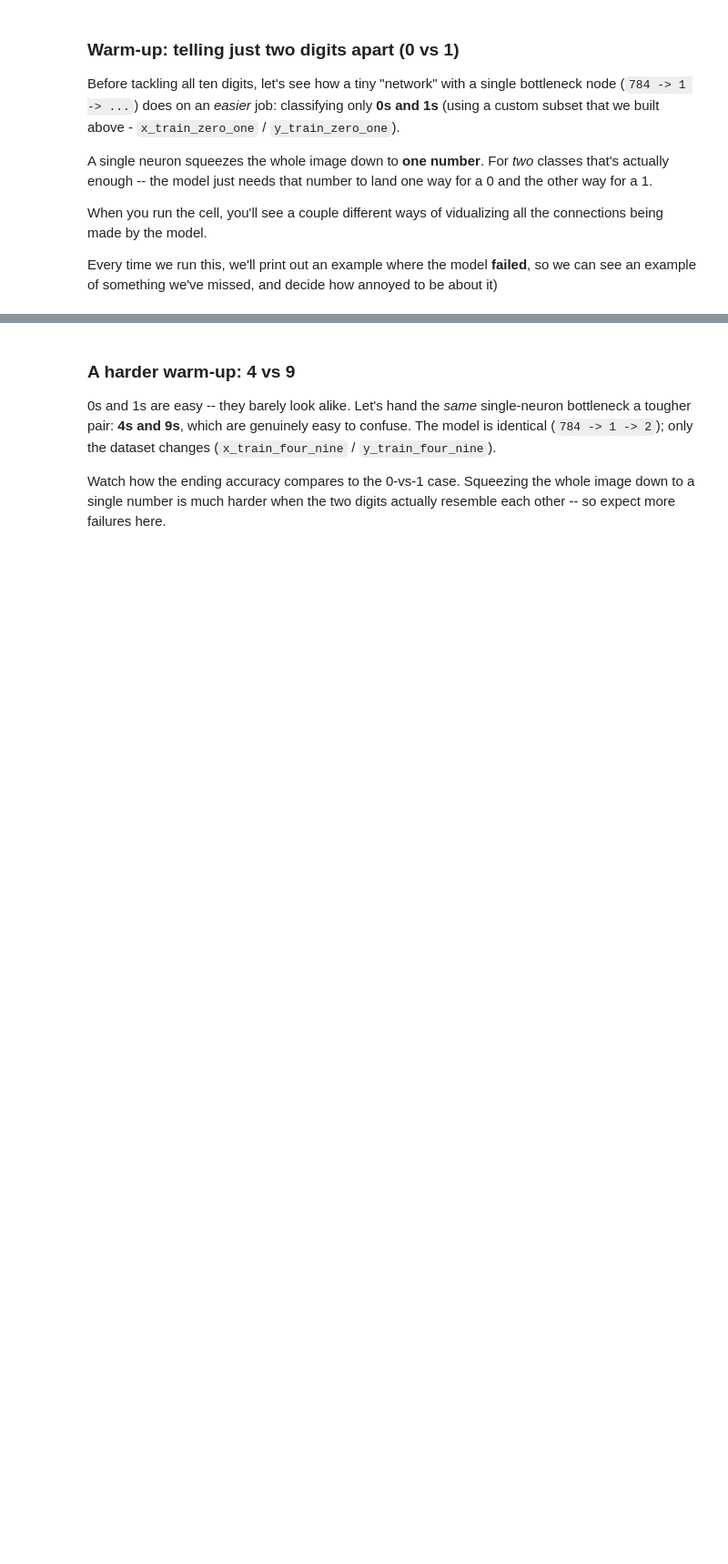
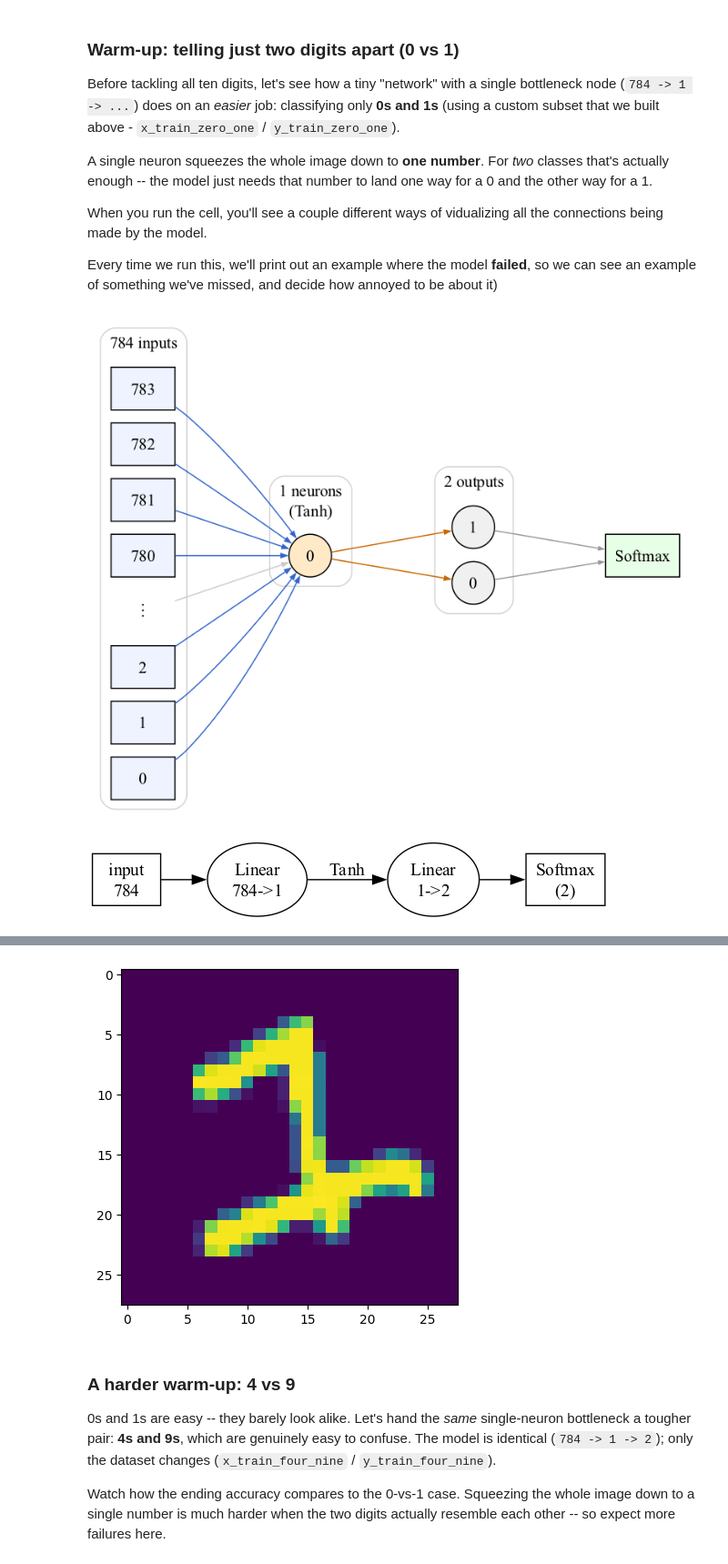
Before and after one commit to traviswheeler/CompBioAsia, a Jupyter notebook: CompBioAsia_MNIST.ipynb, the cells around one changed output, grey strips where cells are left out. Shown at 91% size. Cells and saved outputs as stored; diff of their text form; code cells hidden in the pictures; blank space fills up the shorter version.

```diff
--- a/CompBioAsia_MNIST.ipynb
+++ b/CompBioAsia_MNIST.ipynb
@@ -122,7 +122,7 @@ def train_with_data(x, y,
   model.to('cpu')
 
 # This function just tests our accuracy
-def test_accuracy(x, y, model, show_failures=0):
+def test_accuracy(x, y, model, show_failures=0, class_labels=None):
   dev = 'cpu'
   if torch.cuda.is_available():
     dev = 'cuda:0'
@@ -153,7 +153,10 @@ def test_accuracy(x, y, model, show_failures=0):
       random_failures = torch.randint(0, len(failure_images), (show_failures,))
 
       for f in random_failures:
-        print("Target:", int(failure_y[f]), "Predicted:", int(failure_out[f]))
+        t, p = int(failure_y[f]), int(failure_out[f])
+        if class_labels is not None:
+          t, p = class_labels[t], class_labels[p]
+        print("Target:", t, "Predicted:", p)
         plt.imshow(failure_images[f].to('cpu'))
         plt.show()
 
@@ -171,6 +174,8 @@ import graphviz
 from IPython.display import Image, display
 
 def draw_model(model, name="model_graph"):
+    _lin = [m for m in model if type(m).__name__ == "Linear"]
+    n_out = _lin[-1].out_features if _lin else 10
     dot = graphviz.Digraph(name, format="png")
     dot.graph_attr["rankdir"] = "LR"
     dot.graph_attr["dpi"] = "100"
@@ -187,7 +192,7 @@ def draw_model(model, name="model_graph"):
             nodes.append((f"n{idx}", label, "oval", pending_act)); idx += 1
             pending_act = None
         elif cname == "Softmax":
-            nodes.append((f"n{idx}", "Softmax\n(10)", "box", pending_act)); idx += 1
+            nodes.append((f"n{idx}", f"Softmax\n({n_out})", "box", pending_act)); idx += 1
             pending_act = None
         else:
             # activation layer (ReLU/Tanh/ELU/Sigmoid/...) -> label the next edge
@@ -209,7 +214,7 @@ def draw_model(model, name="model_graph"):
 import graphviz
 from IPython.display import Image, display
 
-def draw_funnel(model, max_nodes=7):
+def draw_funnel(model, max_nodes=7, out_labels=None):
     """Draw the 'funnel' picture of an nn.Sequential model: representative
     nodes per layer (with an ellipsis when a layer is too big to draw fully),
     so you can see how inputs flow through each layer to the outputs."""
@@ -256,7 +261,10 @@ def draw_funnel(model, max_nodes=7):
                     nid = f"g{gi}_dots"; c.node(nid, "⋮", shape="plaintext")
                 else:
                     nid = f"g{gi}_{k}"
-                    c.node(nid, str(k), shape=shape, style="filled", fillcolor=fills[g["role"]])
+                    node_label = str(k)
+                    if g["role"] == "output" and out_labels is not None and k < len(out_labels):
+                        node_label = str(out_labels[k])
+                    c.node(nid, node_label, shape=shape, style="filled", fillcolor=fills[g["role"]])
                 ids.append(nid)
         node_ids.append(ids)
 
@@ -318,30 +326,33 @@ Every time we run this, we'll print out an example where the model **failed**, s
 # %%
 batch_size = 32
 steps = 5000
 learning_rate = 0.001
 loss_function = nn.MSELoss()
 checkin = int(steps / 5)
 
 # Same 784 -> 1 bottleneck as before, but now only TWO output labels (0 vs 1)
 model = nn.Sequential(nn.Flatten(),
                       nn.Linear(28*28, 1),
                       nn.Tanh(),
                       nn.Linear(1, 2),
                       nn.Softmax(dim=-1))
 
 # Picture the network
-draw_funnel(model)
+draw_funnel(model, out_labels=[0, 1])
 draw_model(model)
 
 acc = test_accuracy(x_test_zero_one, y_test_zero_one, model)
 print("Starting accuracy: {:.2%}".format(acc))
 
 train_with_data(x_train_zero_one, y_train_zero_one,
                 model, batch_size, steps,
                 learning_rate, loss_function, checkin=checkin)
 
 acc = test_accuracy(x_test_zero_one, y_test_zero_one, model)
 print("Ending accuracy: {:.2%}".format(acc))
 
 # Show a random failure or two (there are usually only a handful)
-_ = test_accuracy(x_test_zero_one, y_test_zero_one, model, show_failures=1)
+_ = test_accuracy(x_test_zero_one, y_test_zero_one, model, show_failures=1, class_labels=[0, 1])
+# %% [output]
+[figure, added]
+[figure, added]
@@ -348,3 +367,4 @@ _ = test_accuracy(x_test_zero_one, y_test_zero_one, model, show_failures=1)
+[figure, added]
 # %% [markdown]
 ### A harder warm-up: 4 vs 9
 
```
Also changed, not shown: parts of 6 cells of this notebook, 1 other file.
